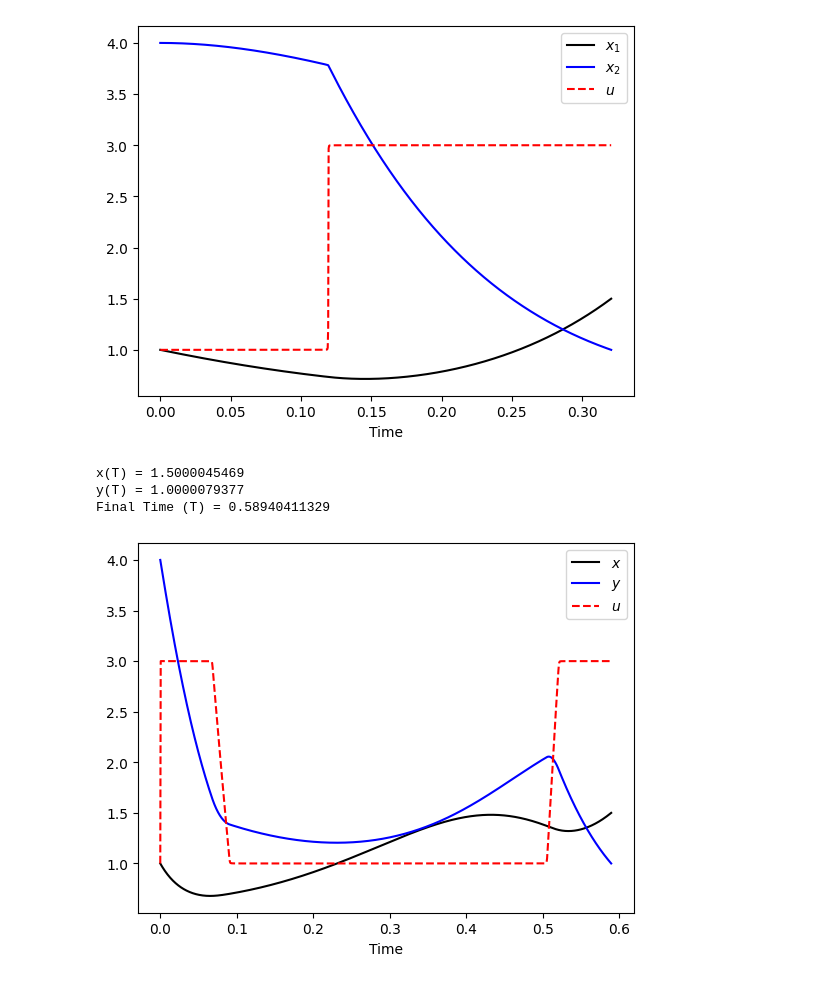
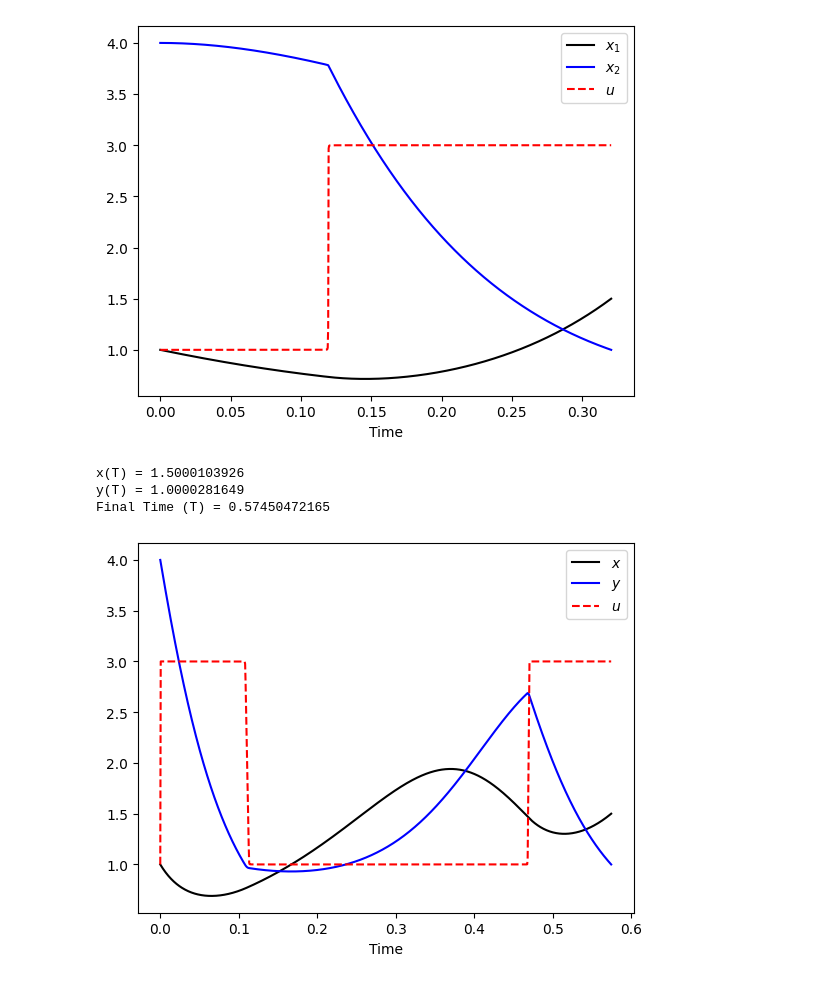
Before and after one commit to InfmathAxel/M2-csmi, a Jupyter notebook: CO/tp1.ipynb, the cells around one changed output. Saved outputs shown, nothing was run; the diff lists cells and outputs as text; code cells hidden in the pictures.

```diff
--- a/CO/tp1.ipynb
+++ b/CO/tp1.ipynb
@@ -367,7 +367,7 @@ Final Time: 0.32054979757
 
 
 a = 1.5
-alpha = 0.05
+alpha = 0.5
 m = GEKKO()
 nt = 1000
 m.time = np.linspace(0, 10, nt)
@@ -389,36 +389,36 @@ tf.STATUS = 1
 u = m.MV(value=1, lb=1, ub=3)
 u.STATUS = 1
 
 # Équations du système
 m.Equation(x.dt() == x*tf*(1-y*tf))
 m.Equation(y.dt() == -y*tf*(u*tf-x*tf))
 m.Equation(z.dt() == (u*tf)**2)  # Coût accumulé du contrôle
 
 # Objectif : minimiser combinaison convexe du temps final et du coût de contrôle
 m.Obj(alpha*tf +(1-alpha)*z*final+
-      (y*final-1)**2*1000000+
-      (x*final-a)**2*1000000)
+      (y*final-1)**2*1e6+
+      (x*final-a)**2*1e6)
 
 # Options de solution
 m.options.IMODE = 6
 m.solve(disp=False)  # Résoudre
 
 # Afficher les résultats
 print("x(T) =", x.value[-1])
 print("y(T) =", y.value[-1])
 print("Final Time (T) =", tf.value[0])
 
 # Tracer les résultats
 tm = np.linspace(0, tf.value[0], nt)
 plt.figure(1)
 plt.plot(tm, x.value, 'k-', label=r'$x$')
 plt.plot(tm, y.value, 'b-', label=r'$y$')
 plt.plot(tm, u.value, 'r--', label=r'$u$')
 plt.legend(loc='best')
 plt.xlabel('Time')
 plt.show()
 # %% [output]
-x(T) = 1.5000045469
-y(T) = 1.0000079377
-Final Time (T) = 0.58940411329
+x(T) = 1.5000103926
+y(T) = 1.0000281649
+Final Time (T) = 0.57450472165
-[figure, old version]
+[figure, new version]
```
